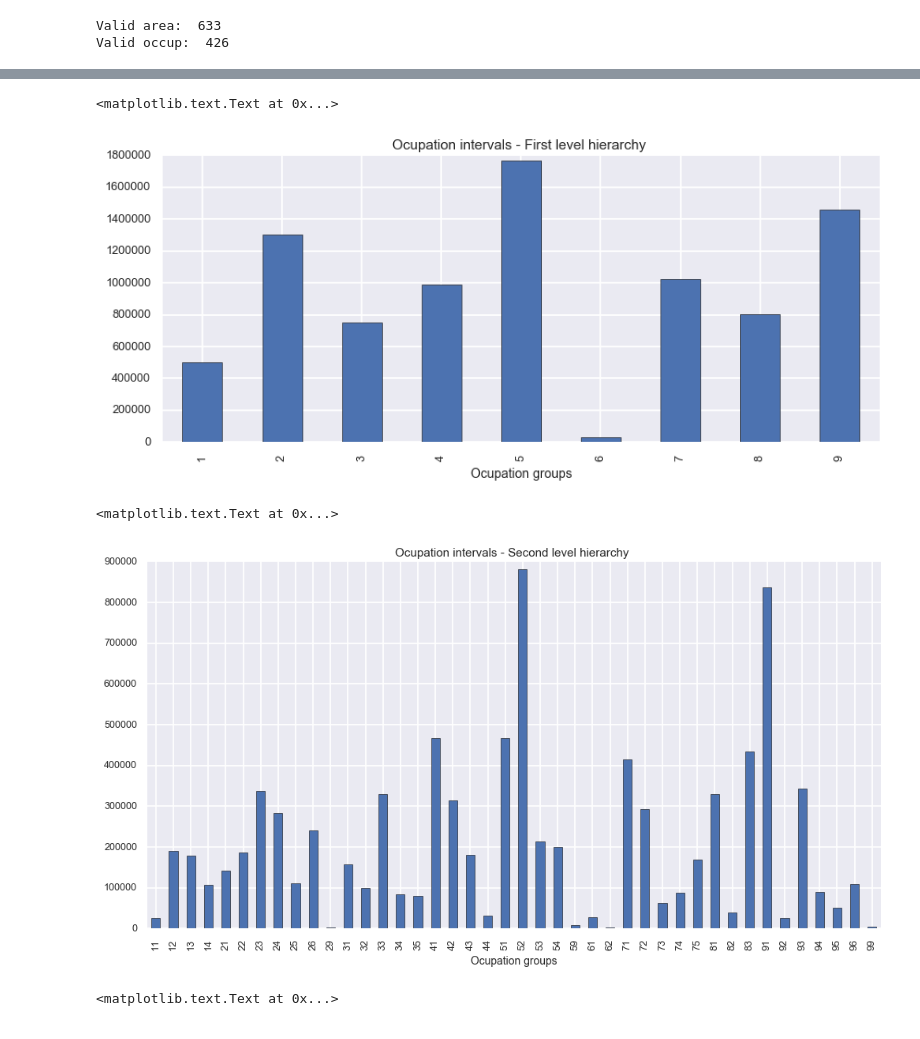
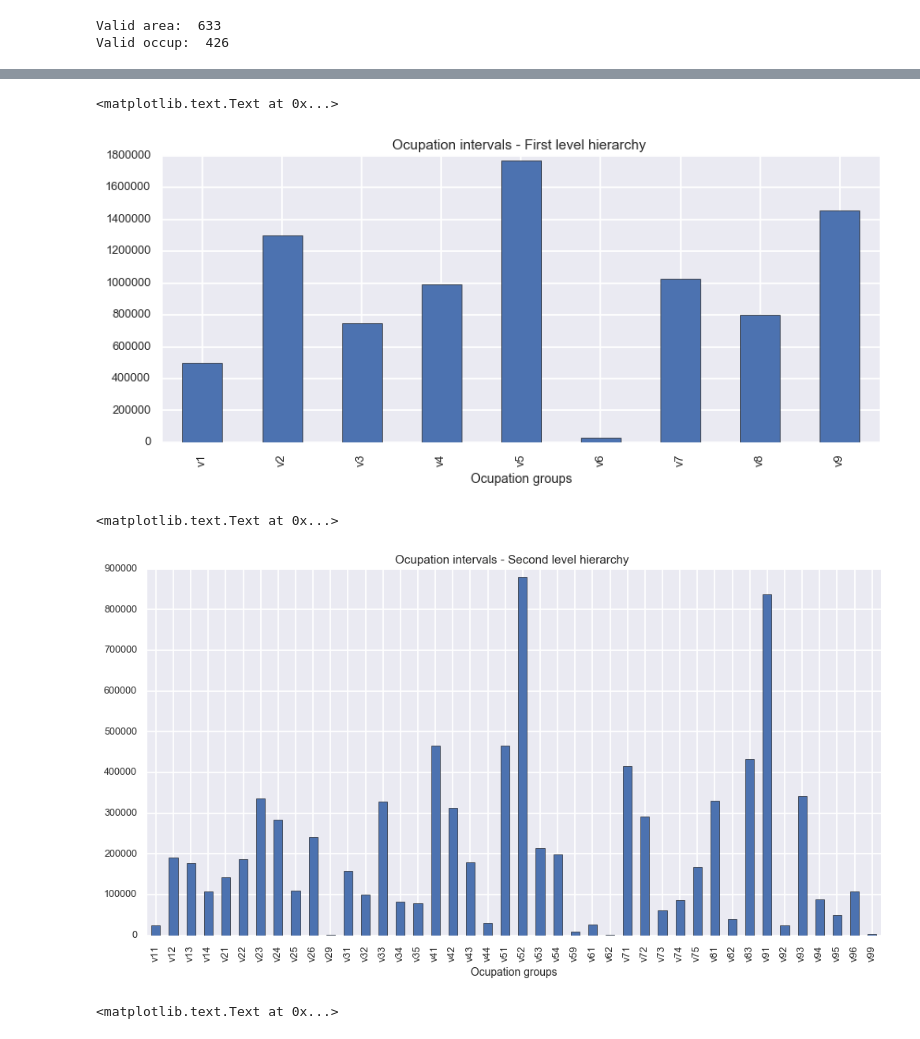
Before and after one commit to sandrofsousa/Resolution, a Jupyter notebook: Histograms - Sao Paulo.ipynb, the cells around one changed output, grey strips where cells are left out. Cells and saved outputs as stored; diff of their text form; code cells hidden in the pictures.

```diff
--- a/Histograms - Sao Paulo.ipynb
+++ b/Histograms - Sao Paulo.ipynb
@@ -201,5 +201,6 @@ Valid occup:  426
 # %%
 table = pd.pivot_table(dfocc, values='PESO', index=['AREAP'], columns=['V6461'], aggfunc=np.sum, fill_value=0)
 dfocc_group = pd.DataFrame(table)
+dfocc_group.columns = ['v' + str(col) for col in dfocc_group.columns]
 dfocc_group.head()
 # %% [output]
@@ -211,43 +212,38 @@ dfocc_group.head()
 | 3505708005001 | 7751.571257 | 423.363347 | 0.0 | 68.343015 | 0.000000 | 210.212940 | 133.873387 | 0.0 | 59.536643 | 17.320791 | ... | ... |
 | 3505708005002 | 8358.809599 | 128.659738 | 0.0 | 27.016410 | 20.162472 | 63.761313 | 127.005853 | 0.0 | 43.261048 | 0.000000 | ... | ... |
 5 rows × 130 columns
-# %%
-# slice ocupations columns for second hierarchy level
-
-dfocc_group['1'] = dfocc_group[['110','111','112','121','122','131','132','133','134','141','142','143']].sum(axis=1)
-dfocc_group['2'] = dfocc_group[['210','211','212','213','214','215','216','221','222','223','224','225','226',
-                                '231','232','233','234','235','241','242','243','251','252','261','262','263',
-                                '264','265','299']].sum(axis=1)
-dfocc_group['3'] = dfocc_group[['311','312','313','314','315','321','322','323','324','325','331','332','333',
-                                '334','335','341','342','343','351','352']].sum(axis=1)
-dfocc_group['4'] = dfocc_group[['411','412','413','421','422','431','432','441']].sum(axis=1)
-dfocc_group['5'] = dfocc_group[['511','512','513','514','515','516','521','522','523','524','531','532','541',
-                                '599']].sum(axis=1)
-dfocc_group['6'] = dfocc_group[['611','612','613','621','622']].sum(axis=1)
-dfocc_group['7'] = dfocc_group[['711','712','713','721','722','723','731','732','741','742','751','752','753',
-                                '754']].sum(axis=1)
-dfocc_group['8'] = dfocc_group[['811','812','813','814','815','816','817','818','821','831','832','833','834',
-                                '835']].sum(axis=1)
-dfocc_group['9'] = dfocc_group[['911','912','921','931','932','933','941','951','952','961','962','999']].sum(axis=1)
+# %%
+# slice ocupations columns for second hierarchy level
+
+dfocc_group['v1'] = dfocc_group[['v110','v111','v112','v121','v122','v131','v132','v133','v134','v141','v142','v143']].sum(axis=1)
+dfocc_group['v2'] = dfocc_group[['v210','v211','v212','v213','v214','v215','v216','v221','v222','v223','v224','v225','v226','v231','v232',
+                                 'v233','v234','v235','v241','v242','v243','v251','v252','v261','v262','v263','v264','v265']].sum(axis=1)
+dfocc_group['v3'] = dfocc_group[['v311','v312','v313','v314','v315','v321','v322','v323','v324','v325','v331','v332','v333','v334','v335','v341','v342','v343','v351','v352']].sum(axis=1)
+dfocc_group['v4'] = dfocc_group[['v411','v412','v413','v421','v422','v431','v432','v441']].sum(axis=1)
+dfocc_group['v5'] = dfocc_group[['v511','v512','v513','v514','v515','v516','v521','v522','v523','v524','v531','v532','v541','v599']].sum(axis=1)
+dfocc_group['v6'] = dfocc_group[['v611','v612','v613','v621','v622']].sum(axis=1)
+dfocc_group['v7'] = dfocc_group[['v711','v712','v713','v721','v722','v723','v731','v732','v741','v742','v751','v752','v753','v754']].sum(axis=1)
+dfocc_group['v8'] = dfocc_group[['v811','v812','v813','v814','v815','v816','v817','v818','v821','v831','v832','v833','v834','v835']].sum(axis=1)
+dfocc_group['v9'] = dfocc_group[['v911','v912','v921','v931','v932','v933','v941','v951','v952','v961','v962','v999']].sum(axis=1)
 # %%
 # Labels
 # %%
 # plot income
 % matplotlib inline
 
 sns.set_style("darkgrid")
 sns.set_context("talk", font_scale=0.7, rc={"lines.linewidth": 1.5})
 plt.figure(facecolor="white", figsize=(10, 4), dpi=300)
 plt.xlabel('Ocupation groups')
 plt.title('Ocupation intervals - First level hierarchy ')
 plt.ticklabel_format(style='plain', axis='y')
 
-fig1 = dfocc_group.loc[:,"1":"9"].sum().plot(kind='bar')
+fig1 = dfocc_group.loc[:,"v1":"v9"].sum().plot(kind='bar')
 plt.xlabel('Ocupation groups')
 # fig1.set_xticklabels(labelsl1)
 # %% [output]
 <matplotlib.text.Text at 0x...>
-[figure, old version]
+[figure, new version]
 # %%
 # slice ocupations columns for Third hierarchy level
 
@@ -314,12 +302,12 @@ plt.xlabel('Ocupation groups')
 plt.title('Ocupation intervals - Second level hierarchy ')
 plt.ticklabel_format(style='plain', axis='y')
 
-fig1 = dfocc_group.loc[:,"11":"99"].sum().plot(kind='bar')
+fig1 = dfocc_group.loc[:,"v11":"v99"].sum().plot(kind='bar')
 plt.xlabel('Ocupation groups')
 # fig1.set_xticklabels(labelsl1)
 # %% [output]
 <matplotlib.text.Text at 0x...>
-[figure, old version]
+[figure, new version]
 # %%
 # plot income
 % matplotlib inline
```
Also changed, not shown: parts of 23 cells of this notebook.
